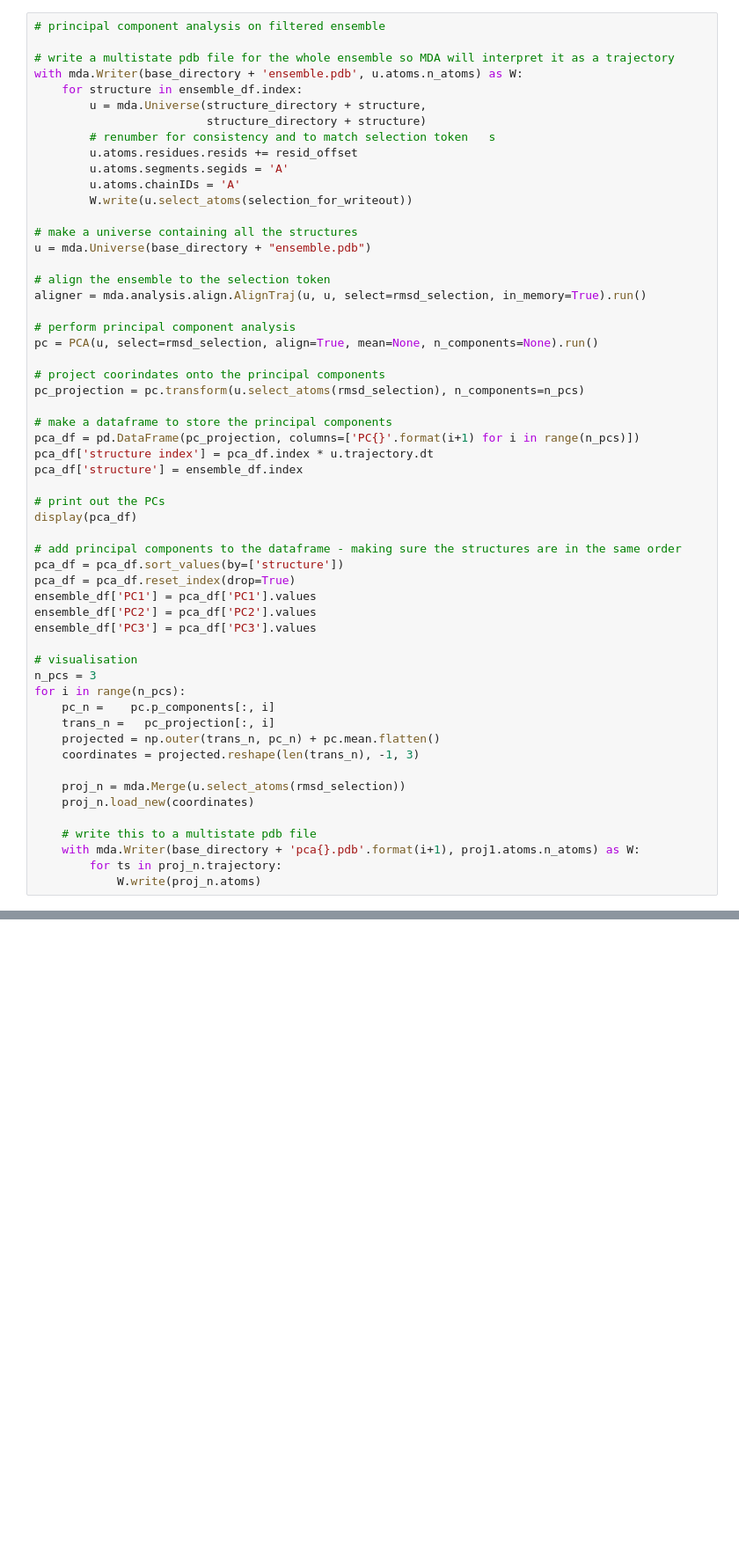
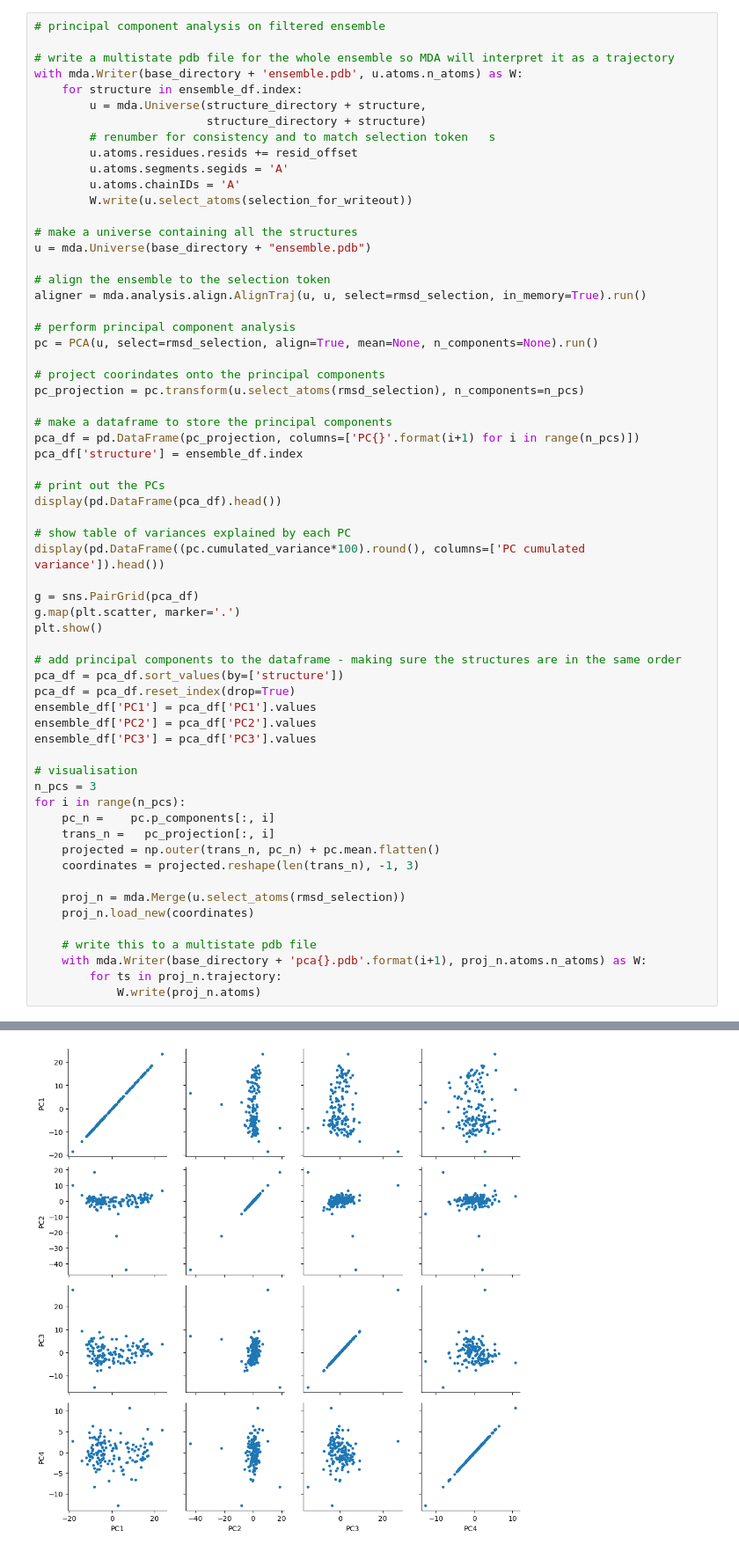
Before and after one commit to jdcolburn/ensemblr, a Jupyter notebook: ensemblr.ipynb, the cells around one changed output, grey strips where cells are left out. Shown at 88% size. Drawn from its saved outputs; the diff is of its cells as text; blank space fills up the shorter version.

```diff
--- a/ensemblr.ipynb
+++ b/ensemblr.ipynb
@@ -331,11 +325,17 @@ pc_projection = pc.transform(u.select_atoms(rmsd_selection), n_components=n_pcs)
 
 # make a dataframe to store the principal components
 pca_df = pd.DataFrame(pc_projection, columns=['PC{}'.format(i+1) for i in range(n_pcs)])
-pca_df['structure index'] = pca_df.index * u.trajectory.dt
 pca_df['structure'] = ensemble_df.index
 
 # print out the PCs
-display(pca_df)
+display(pd.DataFrame(pca_df).head())
+
+# show table of variances explained by each PC
+display(pd.DataFrame((pc.cumulated_variance*100).round(), columns=['PC cumulated variance']).head())
+
+g = sns.PairGrid(pca_df)
+g.map(plt.scatter, marker='.')
+plt.show()
 
 # add principal components to the dataframe - making sure the structures are in the same order
 pca_df = pca_df.sort_values(by=['structure'])
@@ -356,6 +356,7 @@ for i in range(n_pcs):
     proj_n.load_new(coordinates)
 
     # write this to a multistate pdb file
-    with mda.Writer(base_directory + 'pca{}.pdb'.format(i+1), proj1.atoms.n_atoms) as W:
+    with mda.Writer(base_directory + 'pca{}.pdb'.format(i+1), proj_n.atoms.n_atoms) as W:
         for ts in proj_n.trajectory:
             W.write(proj_n.atoms)
+# %% [output]
@@ -362,3 +375,4 @@ for i in range(n_pcs):
+[figure, added]
 # %%
 # trim junk structures and make plots
 
```
Also changed, not shown: parts of 2 cells of this notebook.
